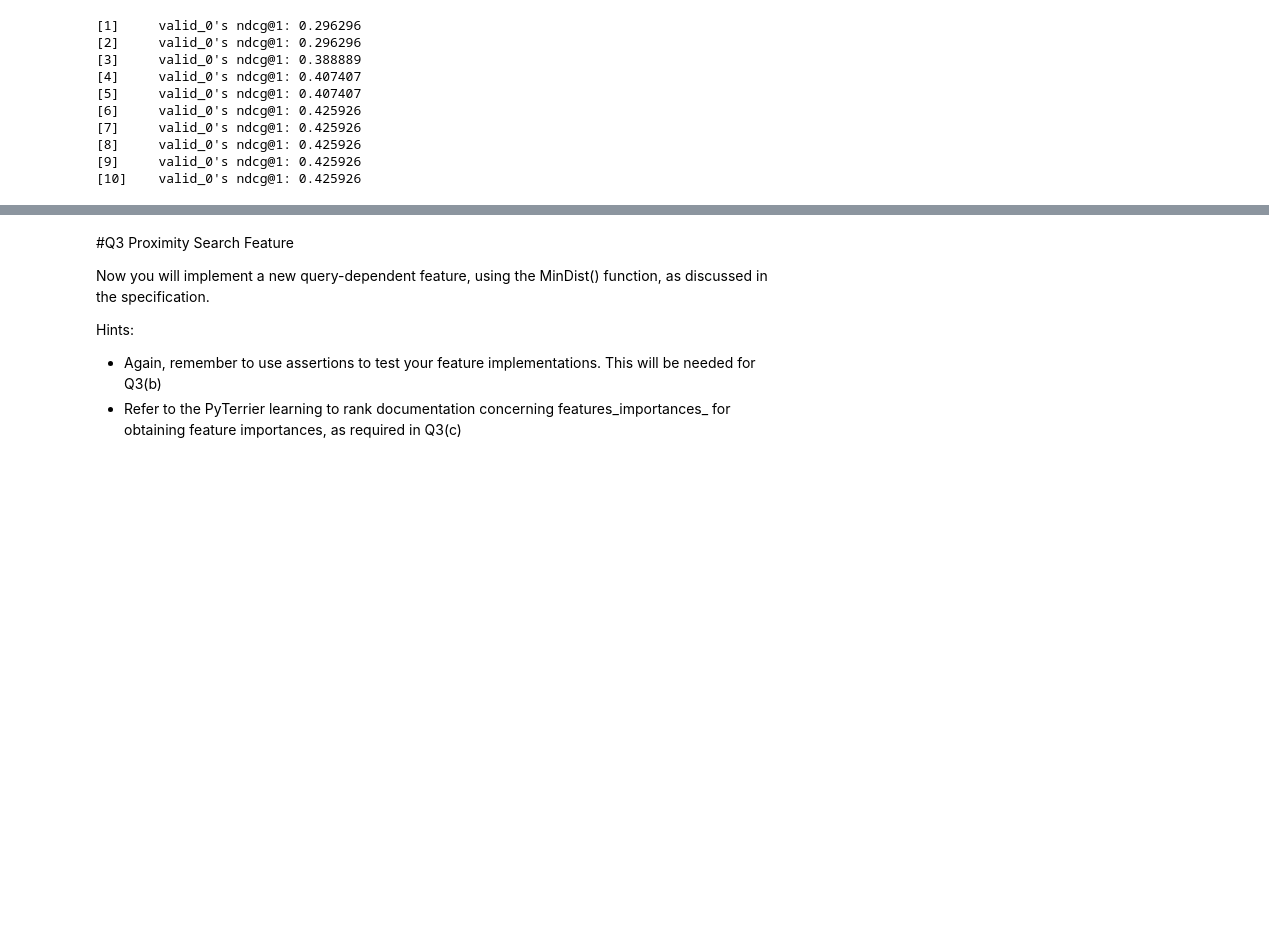
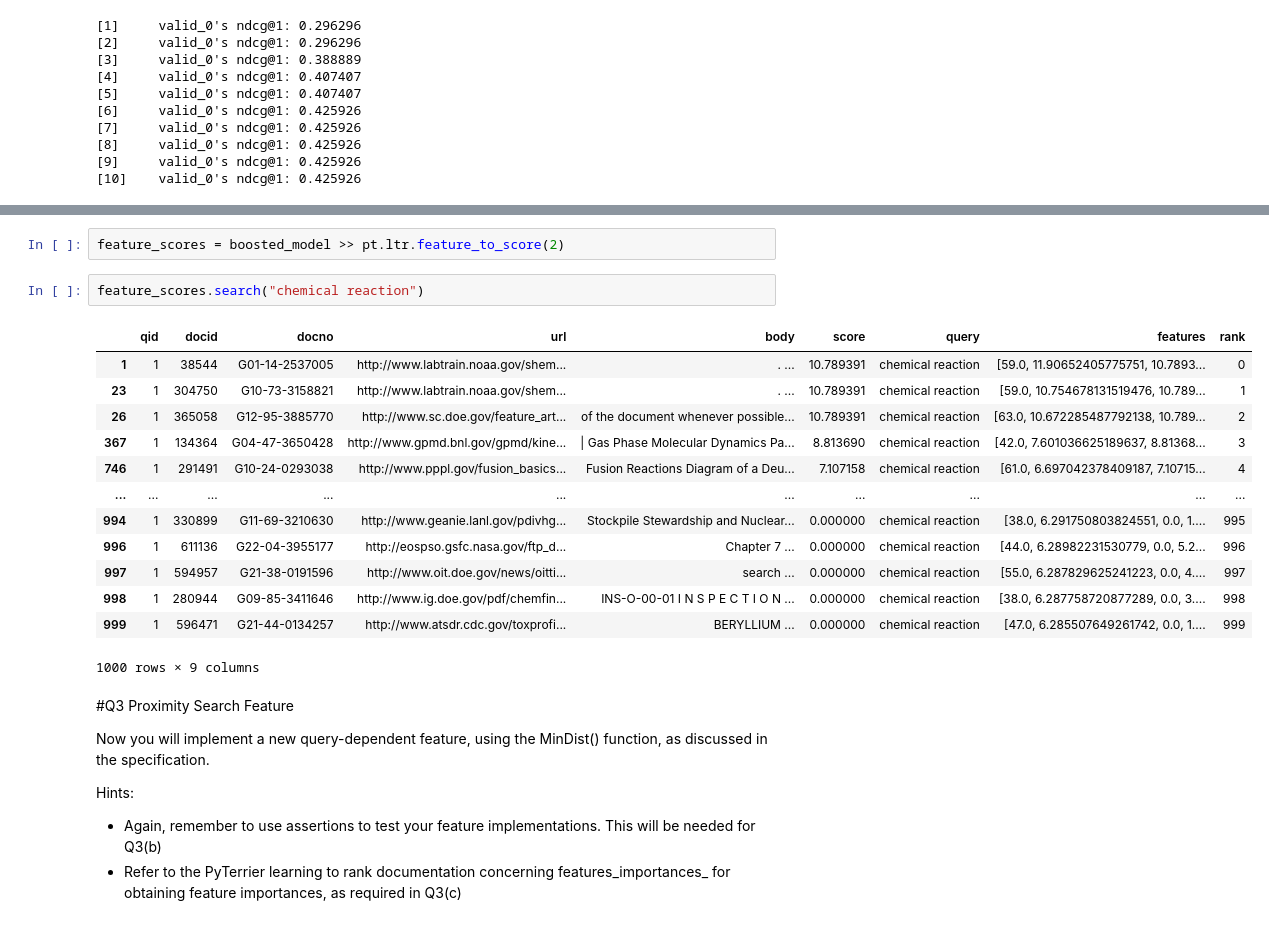
Before and after one commit to podyssea/InformationRetrieval, a Jupyter notebook: InformationRetrievalExercise2_2210049p.ipynb, the cells around one changed output, grey strips where cells are left out. Cells and saved outputs as stored; diff of their text form; blank space fills up the shorter version.

```diff
--- a/InformationRetrievalExercise2_2210049p.ipynb
+++ b/InformationRetrievalExercise2_2210049p.ipynb
@@ -327,3 +311,21 @@ pt.Experiment([stage12, boosted_model], test_topics, test_qrels, ["map"], names=
+# %%
+feature_scores = boosted_model >> pt.ltr.feature_to_score(2)
+# %%
+feature_scores.search("chemical reaction")
+# %% [output]
+|  | qid | docid | docno | url | body | score | query | features | rank |
+| 1 | 1 | 38544 | G01-14-2537005 | http://www.labtrain.noaa.gov/shem... | . ... | 10.789391 | chemical reaction | [59.0, 11.90652405775751, 10.7893... | 0 |
+| 23 | 1 | 304750 | G10-73-3158821 | http://www.labtrain.noaa.gov/shem... | . ... | 10.789391 | chemical reaction | [59.0, 10.754678131519476, 10.789... | 1 |
+| 26 | 1 | 365058 | G12-95-3885770 | http://www.sc.doe.gov/feature_art... | of the document whenever possible... | 10.789391 | chemical reaction | [63.0, 10.672285487792138, 10.789... | 2 |
+| 367 | 1 | 134364 | G04-47-3650428 | http://www.gpmd.bnl.gov/gpmd/kine... | | Gas Phase Molecular Dynamics Pa... | 8.813690 | chemical reaction | [42.0, 7.601036625189637, 8.81368... | 3 |
+| 746 | 1 | 291491 | G10-24-0293038 | http://www.pppl.gov/fusion_basics... | Fusion Reactions Diagram of a Deu... | 7.107158 | chemical reaction | [61.0, 6.697042378409187, 7.10715... | 4 |
+| ... | ... | ... | ... | ... | ... | ... | ... | ... | ... |
+| 994 | 1 | 330899 | G11-69-3210630 | http://www.geanie.lanl.gov/pdivhg... | Stockpile Stewardship and Nuclear... | 0.000000 | chemical reaction | [38.0, 6.291750803824551, 0.0, 1.... | 995 |
+| 996 | 1 | 611136 | G22-04-3955177 | http://eospso.gsfc.nasa.gov/ftp_d... | Chapter 7 ... | 0.000000 | chemical reaction | [44.0, 6.28982231530779, 0.0, 5.2... | 996 |
+| 997 | 1 | 594957 | G21-38-0191596 | http://www.oit.doe.gov/news/oitti... | search ... | 0.000000 | chemical reaction | [55.0, 6.287829625241223, 0.0, 4.... | 997 |
+| 998 | 1 | 280944 | G09-85-3411646 | http://www.ig.doe.gov/pdf/chemfin... | INS-O-00-01 I N S P E C T I O N ... | 0.000000 | chemical reaction | [38.0, 6.287758720877289, 0.0, 3.... | 998 |
+| 999 | 1 | 596471 | G21-44-0134257 | http://www.atsdr.cdc.gov/toxprofi... | BERYLLIUM ... | 0.000000 | chemical reaction | [47.0, 6.285507649261742, 0.0, 1.... | 999 |
+1000 rows × 9 columns
 # %% [markdown]
 #Q3 Proximity Search Feature
 
```
Also changed, not shown: parts of 7 cells of this notebook.
